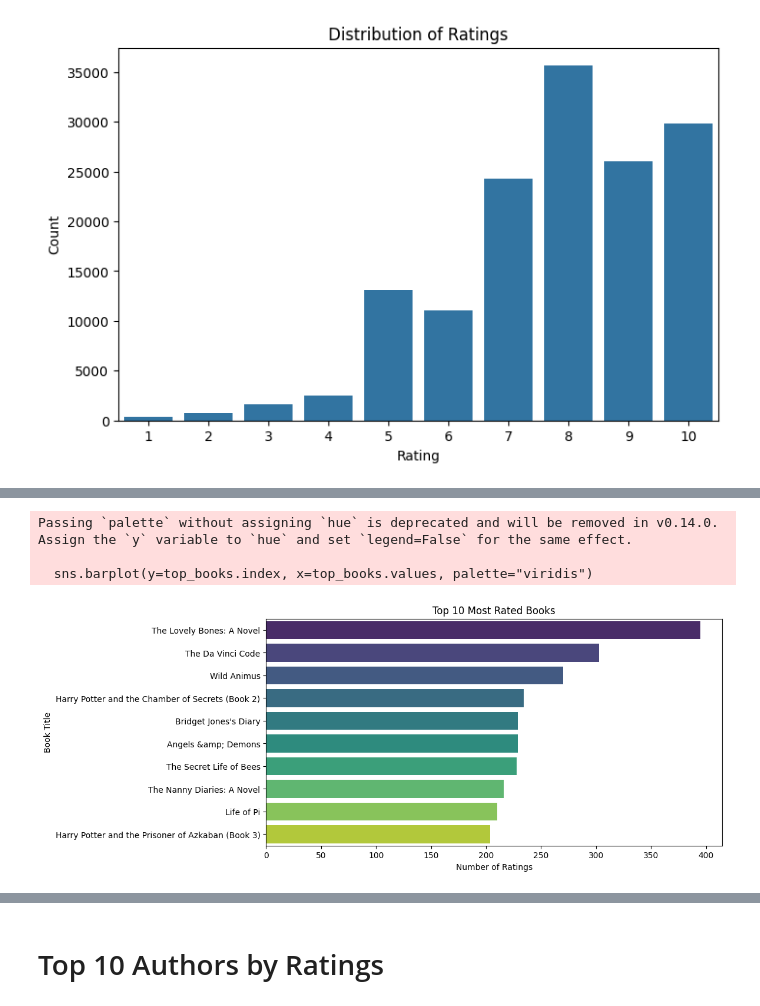
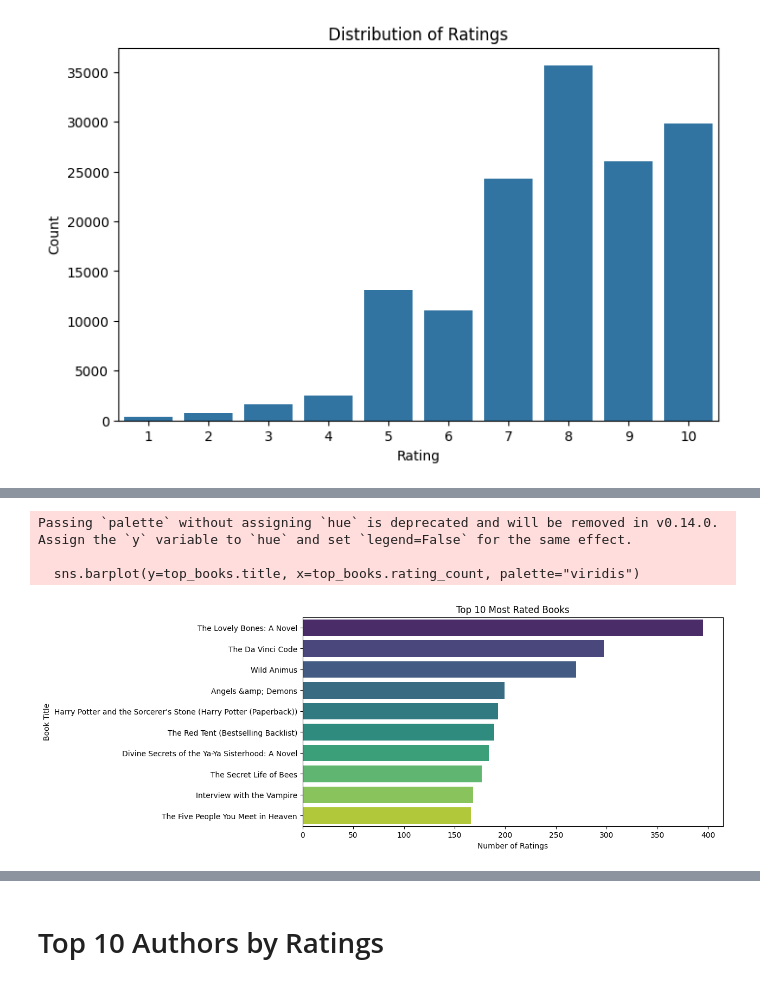
Before and after one commit to AhmedMagdi2003/GTC-Book-Recommendation-System, a Jupyter notebook: data_collecting_prepare/exploratory_data_analysis.ipynb, the cells around one changed output, grey strips where cells are left out. Saved outputs shown, nothing was run; the diff lists cells and outputs as text; code cells hidden in the pictures.

Commit message:
added book rating analysis and visualization

```diff
--- a/data_collecting_prepare/exploratory_data_analysis.ipynb
+++ b/data_collecting_prepare/exploratory_data_analysis.ipynb
@@ -62,4 +62,7 @@ plt.show()
 # %%
-top_books = df['title'].value_counts().head(10)
-print("Top 10 Most Rated Books:\n", top_books)
+books_state = df.groupby(['isbn','title']).agg(
+    avg_rating = ('book_rating','mean'),
+    rating_count = ('book_rating','count')
+).reset_index()
+books_state
 # %% [output]
@@ -78,0 +82,4 @@ Name: count, dtype: int64
+# %%
+# top 10 books
+top_books = books_state.sort_values(by='rating_count',ascending=False).head(10)
+top_books
@@ -79,12 +98,12 @@ Name: count, dtype: int64
 # %%
 plt.figure(figsize=(10,5))
-sns.barplot(y=top_books.index, x=top_books.values, palette="viridis")
+sns.barplot(y=top_books.title, x=top_books.rating_count, palette="viridis")
 plt.title("Top 10 Most Rated Books")
 plt.xlabel("Number of Ratings")
 plt.ylabel("Book Title")
 plt.show()
 # %% [output]
 Passing `palette` without assigning `hue` is deprecated and will be removed in v0.14.0. Assign the `y` variable to `hue` and set `legend=False` for the same effect.
 
-  sns.barplot(y=top_books.index, x=top_books.values, palette="viridis")
+  sns.barplot(y=top_books.title, x=top_books.rating_count, palette="viridis")
-[figure, old version]
+[figure, new version]
```
Also changed, not shown: parts of 4 cells of this notebook.
